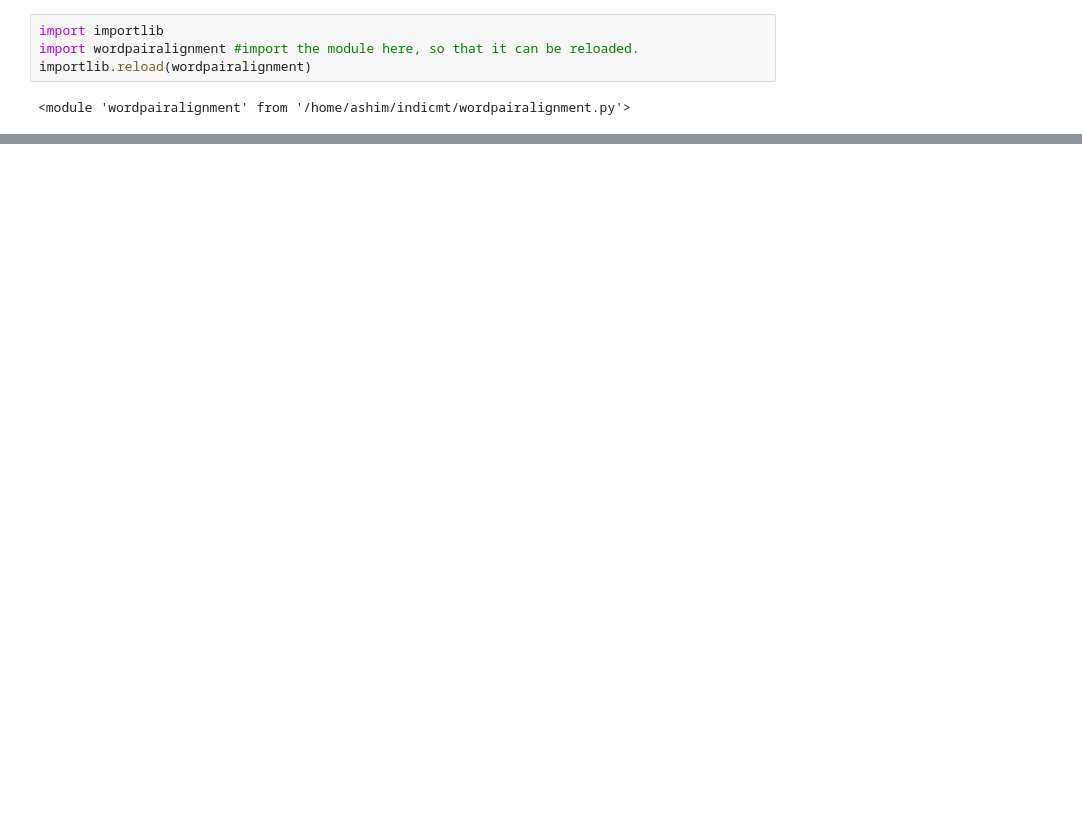
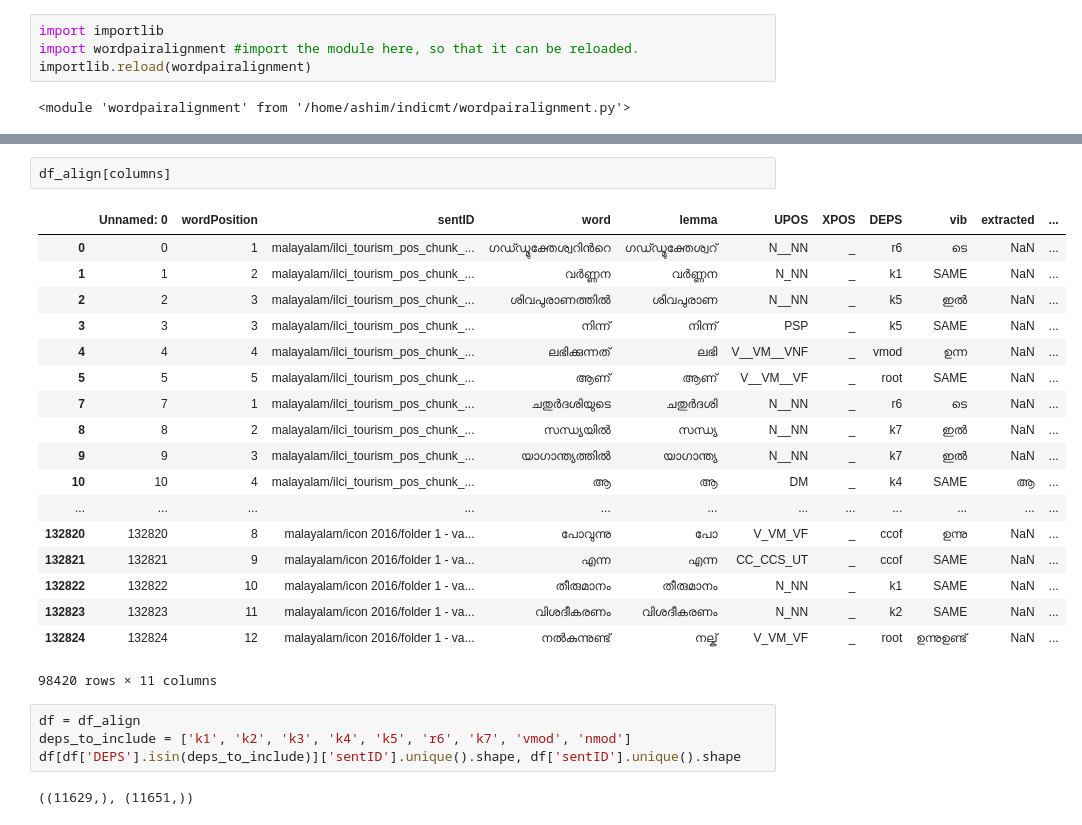
Before and after one commit to ashim95/IndicLM, a Jupyter notebook: generate_nonce_pairs.ipynb, the cells around one changed output, grey strips where cells are left out. Cells and saved outputs as stored; diff of their text form; blank space fills up the shorter version.

```diff
--- a/generate_nonce_pairs.ipynb
+++ b/generate_nonce_pairs.ipynb
@@ -204,0 +266,27 @@ df_align.loc[df_align['vib']]
+# %%
+df_align[columns]
+# %% [output]
+|  | Unnamed: 0 | wordPosition | sentID | word | lemma | UPOS | XPOS | DEPS | vib | extracted | ... |
+| 0 | 0 | 1 | malayalam/ilci_tourism_pos_chunk_... | ഗഡ്ഡ്മുക്തേശ്വറിന്‍റെ | ഗഡ്ഡ്മുക്തേശ്വറ് | N__NN | _ | r6 | ടെ | NaN | ... |
+| 1 | 1 | 2 | malayalam/ilci_tourism_pos_chunk_... | വര്‍ണ്ണന | വര്‍ണ്ണന | N_NN | _ | k1 | SAME | NaN | ... |
+| 2 | 2 | 3 | malayalam/ilci_tourism_pos_chunk_... | ശിവപുരാണത്തില്‍‍ | ശിവപുരാണ | N__NN | _ | k5 | ഇല്‍ | NaN | ... |
+| 3 | 3 | 3 | malayalam/ilci_tourism_pos_chunk_... | നിന്ന് | നിന്ന് | PSP | _ | k5 | SAME | NaN | ... |
+| 4 | 4 | 4 | malayalam/ilci_tourism_pos_chunk_... | ലഭിക്കുന്നത് | ലഭി | V__VM__VNF | _ | vmod | ഉന്ന | NaN | ... |
+| 5 | 5 | 5 | malayalam/ilci_tourism_pos_chunk_... | ആണ് | ആണ് | V__VM__VF | _ | root | SAME | NaN | ... |
+| 7 | 7 | 1 | malayalam/ilci_tourism_pos_chunk_... | ചതുര്‍ദശിയുടെ | ചതുര്‍ദശി | N__NN | _ | r6 | ടെ | NaN | ... |
+| 8 | 8 | 2 | malayalam/ilci_tourism_pos_chunk_... | സന്ധ്യയില്‍ | സന്ധ്യ | N__NN | _ | k7 | ഇല്‍ | NaN | ... |
+| 9 | 9 | 3 | malayalam/ilci_tourism_pos_chunk_... | യാഗാന്ത്യത്തില്‍ | യാഗാന്ത്യ | N__NN | _ | k7 | ഇല്‍ | NaN | ... |
+| 10 | 10 | 4 | malayalam/ilci_tourism_pos_chunk_... | ആ | ആ | DM | _ | k4 | SAME | ആ | ... |
+| ... | ... | ... | ... | ... | ... | ... | ... | ... | ... | ... | ... |
+| 132820 | 132820 | 8 | malayalam/icon 2016/folder 1 - va... | പോവുന്നു | പോ | V_VM_VF | _ | ccof | ഉന്നു | NaN | ... |
+| 132821 | 132821 | 9 | malayalam/icon 2016/folder 1 - va... | എന്ന | എന്ന | CC_CCS_UT | _ | ccof | SAME | NaN | ... |
+| 132822 | 132822 | 10 | malayalam/icon 2016/folder 1 - va... | തീരുമാനം | തീരുമാനം | N_NN | _ | k1 | SAME | NaN | ... |
+| 132823 | 132823 | 11 | malayalam/icon 2016/folder 1 - va... | വിശദീകരണം | വിശദീകരണം | N_NN | _ | k2 | SAME | NaN | ... |
+| 132824 | 132824 | 12 | malayalam/icon 2016/folder 1 - va... | നല്‍കുന്നുണ്ട് | നല്ക് | V_VM_VF | _ | root | ഉന്നുഉണ്ട് | NaN | ... |
+98420 rows × 11 columns
+# %%
+df = df_align
+deps_to_include = ['k1', 'k2', 'k3', 'k4', 'k5', 'r6', 'k7', 'vmod', 'nmod']
+df[df['DEPS'].isin(deps_to_include)]['sentID'].unique().shape, df['sentID'].unique().shape
+# %% [output]
+((11629,), (11651,))
```
Also changed, not shown: parts of 11 cells of this notebook.
